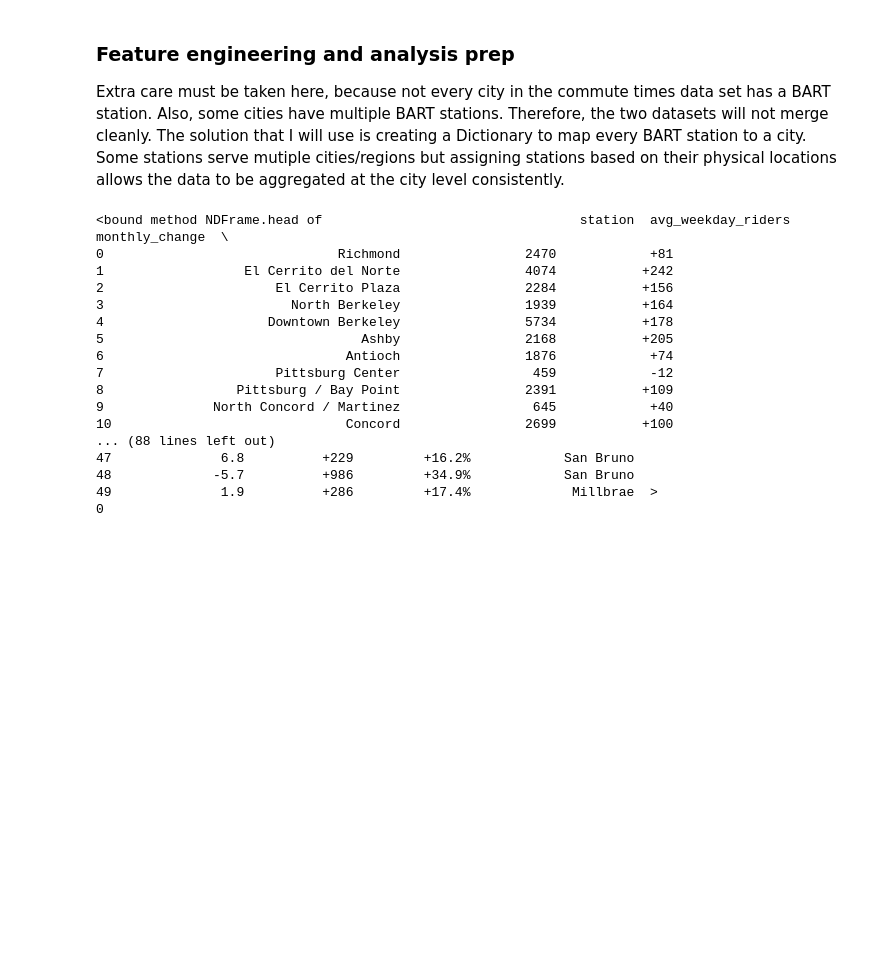
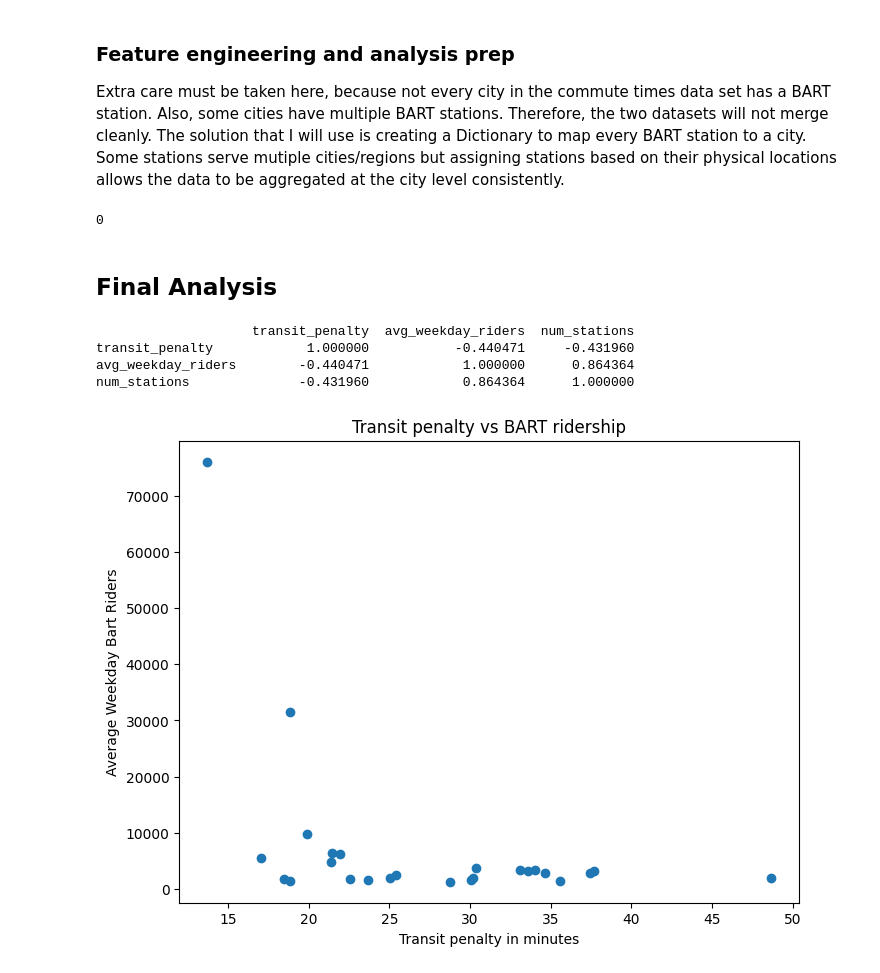
Before and after one commit to dylangiantsfan/bay-area-commute-analysis, a Jupyter notebook: notebooks/commute_analysis.ipynb, the cells around one changed output. Cells and saved outputs as stored; diff of their text form; code cells hidden in the pictures; blank space fills up the shorter version.

```diff
--- a/notebooks/commute_analysis.ipynb
+++ b/notebooks/commute_analysis.ipynb
@@ -233,24 +233,34 @@ Extra care must be taken here, because not every city in the commute times data
 ridershipdf[['station']].drop_duplicates().to_csv('stations_list.csv', index=False)
 lookup = pd.read_csv('/workspaces/bay-area-commute-analysis/data/raw/station_city_lookup.csv')
 ridershipdf=ridershipdf.merge(lookup, on='station',how='left')
-print(ridershipdf.head)
 #Verify map was done correctly
 print(ridershipdf['city'].isnull().sum())
+#Calculate number of stations
+station_counts=ridershipdf.groupby('city')['station'].count().reset_index()
+station_counts.rename(columns={'station':'num_stations'}, inplace=True)
+#Aggregate station ridersip by city and merge with num stations
+city_ridership = ridershipdf.groupby('city')['avg_weekday_riders'].sum().reset_index()
+city_ridership=city_ridership.merge(station_counts, on='city')
+#Create a new metric, ridership per station
+city_ridership['riders_per_station']=(city_ridership['avg_weekday_riders']/city_ridership['num_stations'])
+#Merge into final dataset for analysis
+analysisdf=transitdf.merge(city_ridership,left_on='jurisdiction',right_on='city',how='left')
+#Remove cities without BART stations for purposes of this analysis.
+analysisdf=analysisdf.dropna(subset=['avg_weekday_riders'])
 # %% [output]
-<bound method NDFrame.head of                                 station  avg_weekday_riders monthly_change  \
-0                              Richmond                2470            +81
-1                  El Cerrito del Norte                4074           +242
-2                      El Cerrito Plaza                2284           +156
-3                        North Berkeley                1939           +164
-4                     Downtown Berkeley                5734           +178
-5                                 Ashby                2168           +205
-6                               Antioch                1876            +74
-7                      Pittsburg Center                 459            -12
-8                 Pittsburg / Bay Point                2391           +109
-9              North Concord / Martinez                 645            +40
-10                              Concord                2699           +100
-... (88 lines left out)
-47              6.8          +229         +16.2%            San Bruno
-48             -5.7          +986         +34.9%            San Bruno
-49              1.9          +286         +17.4%             Millbrae  >
 0
+# %% [markdown]
+## Final Analysis
+# %%
+plt.figure(figsize=(8,6))
+plt.scatter(analysisdf['transit_penalty'],analysisdf['avg_weekday_riders'])
+plt.xlabel('Transit penalty in minutes')
+plt.ylabel('Average Weekday Bart Riders')
+plt.title('Transit penalty vs BART ridership')
+print(analysisdf[['transit_penalty','avg_weekday_riders','num_stations']].corr())
+# %% [output]
+                    transit_penalty  avg_weekday_riders  num_stations
+transit_penalty            1.000000           -0.440471     -0.431960
+avg_weekday_riders        -0.440471            1.000000      0.864364
+num_stations              -0.431960            0.864364      1.000000
+[figure, added]
```
